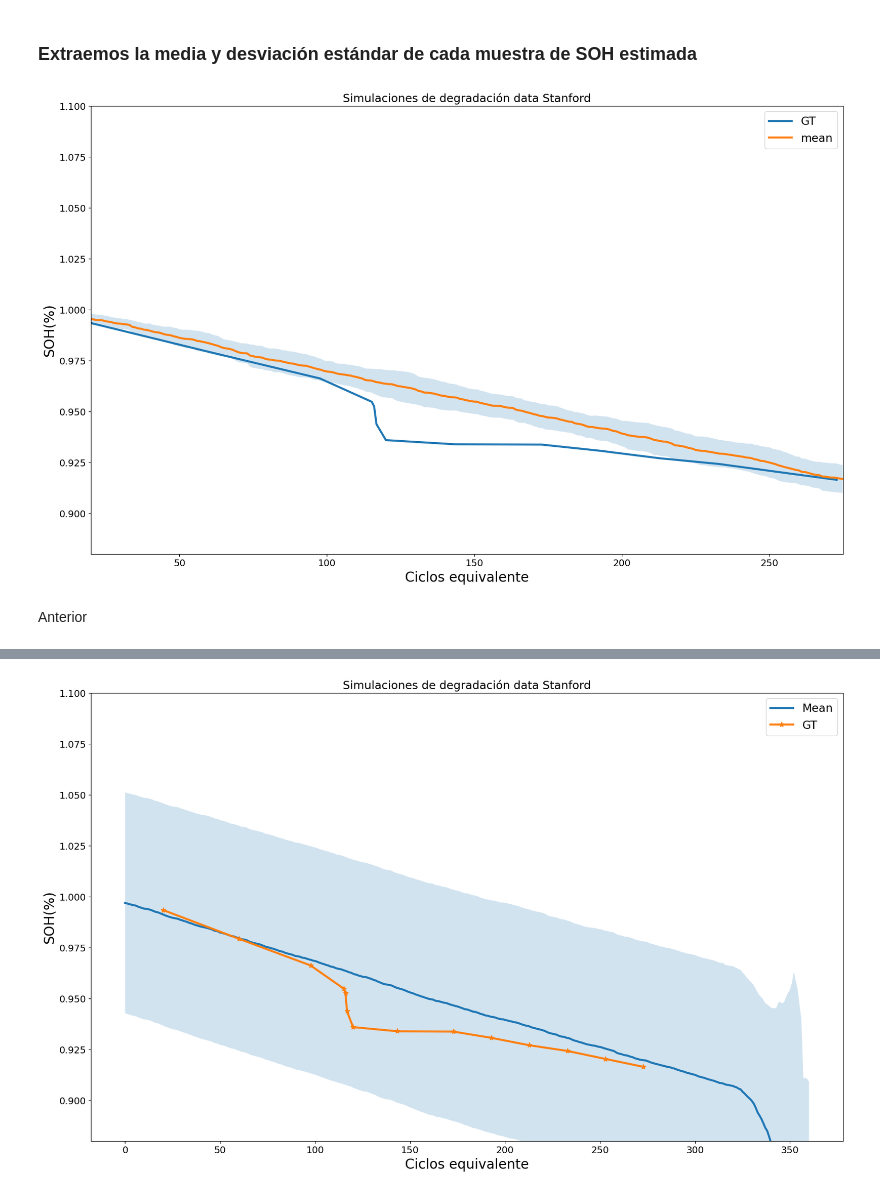
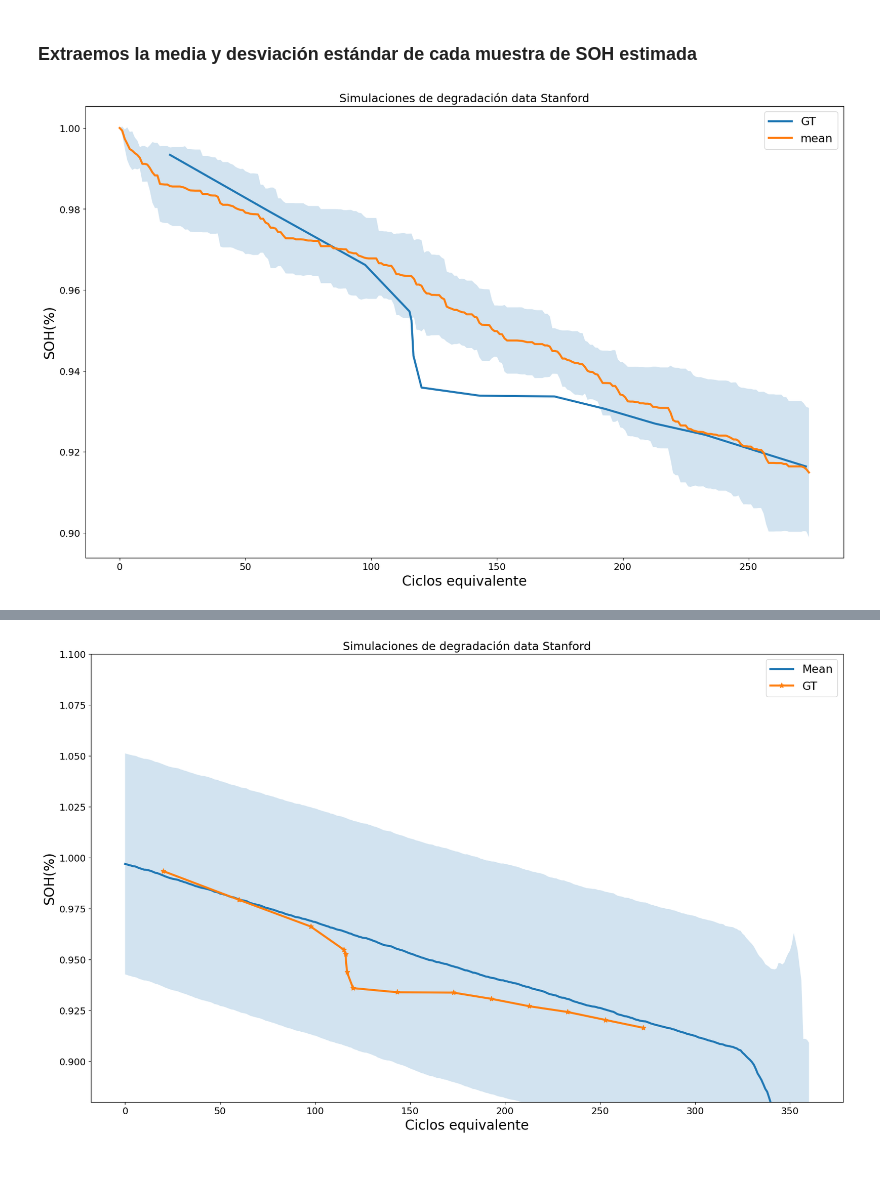
Before and after one commit to AXS-Rose/degradation_model, a Jupyter notebook: soh_methods_stanford.ipynb, the cells around one changed output, grey strips where cells are left out. Cells and saved outputs as stored; diff of their text form; code cells hidden in the pictures; blank space fills up the shorter version.

```diff
--- a/soh_methods_stanford.ipynb
+++ b/soh_methods_stanford.ipynb
@@ -159,8 +159,6 @@ dC_w10_standford_values2 = dC_w10_standford_values.values.flatten()
 # %% [markdown]
 ### Uso de deltas de capacidad
 # %%
-soc_profile_len = 0
-
 ## Iniciamos las configuraciones para el proceso de filtrado
 path = os.path.join('C:/Users/Bruno/Dropbox','Dataset Stanford', 'W10')
 files = os.listdir(path)
@@ -173,6 +171,8 @@ j = 1
 while j <= M:
     N = 3
     i = 1
+    eq_cycle_count = 0
+    total_eq_cycle_count = 273
     total_soh_values = pd.DataFrame()
     while i <= N:
         current_Q = 4.850
@@ -215,12 +215,15 @@ while j <= M:
                 soc_acc_new += dsoc_new
                 soc_counting_eqcycle_new.append(soc_inst_eqcycle_new)
             if -100 >= soc_acc_new:
-                soc_profile_len =  max(soc_profile_len, len(soc_counting_eqcycle_new))
                 eta_k_eqcycle_new = f_new.get_factor(soc_counting_eqcycle_new,25)
                 current_Q *= eta_k_eqcycle_new[0]
                 soc_acc_new = 0
                 soc_counting_eqcycle_new = []
                 Q_values.append(current_Q)
+                eq_cycle_count +=1
+                if eq_cycle_count > total_eq_cycle_count:
+                    eq_cycle_count = 0
+                    break
 
 
         Q_values = fill_with_nan(Q_values, 450)
@@ -265,27 +254,25 @@ while j <= M:
 # %% [markdown]
 ### Extraemos la media y desviación estándar de cada muestra de SOH estimada
 # %%
-total_SOH['mean'] = total_SOH.mean(axis=1)
-total_SOH['std'] = total_SOH.std(axis=1)
+total_SOH['mean'] = total_soh_values.mean(axis=1)
+total_SOH['std'] = total_soh_values.std(axis=1)
 # %%
 axis = np.arange(len(total_SOH['std']))
 
 plt.figure(figsize=(20, 12))
-# for column in total_SOH:
-#     plt.plot(total_SOH[column],label=column)
+# for column in total_soh_values:
+    # plt.plot(total_soh_values[column],label=column)
 plt.plot(w10_axis_val,SOH_gt_df['W10'],label="GT")
 plt.plot(total_SOH['mean'],label='mean')
 
 plt.fill_between(axis,total_SOH['mean']-total_SOH['std'],total_SOH['mean']+total_SOH['std'],alpha=0.2)
-plt.ylim((0.88,1.1))
-plt.xlim((20,275))
+# plt.ylim((0.88,1.1))
+# plt.xlim((20,275))
 
 plt.title("Simulaciones de degradación data Stanford")
 plt.xlabel("Ciclos equivalente")
 plt.ylabel("SOH(%)")
 plt.legend()
 plt.show()
 # %% [output]
-[figure, old version]
+[figure, new version]
-# %% [markdown]
-Anterior
```
Also changed, not shown: parts of 3 cells of this notebook.
